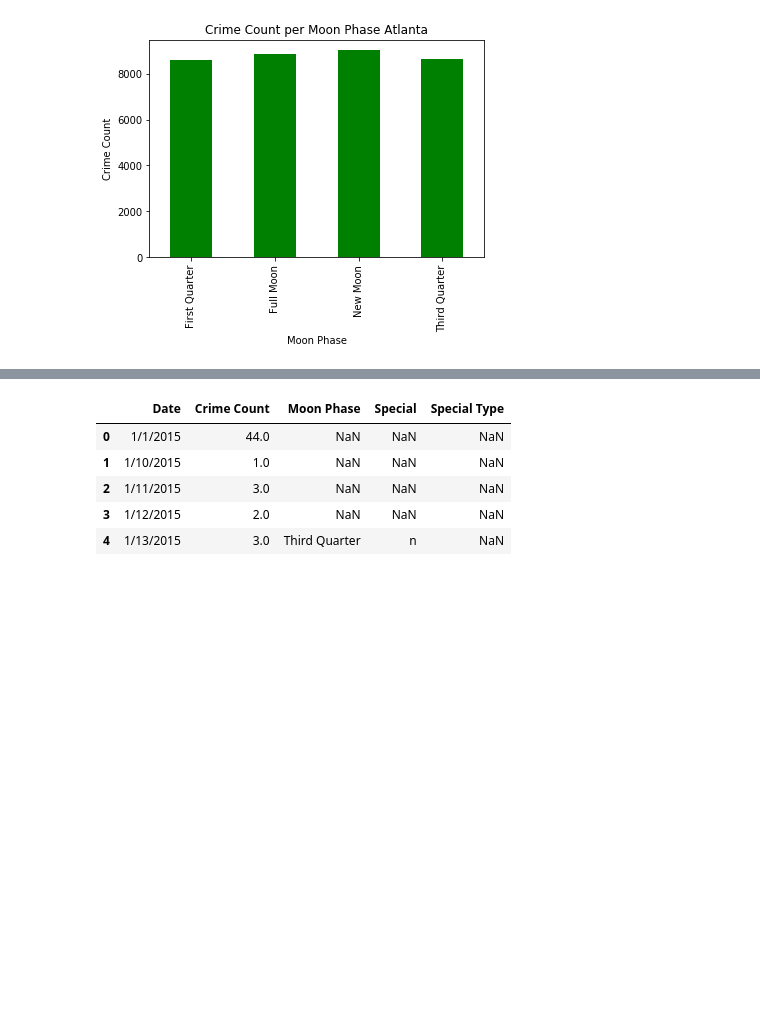
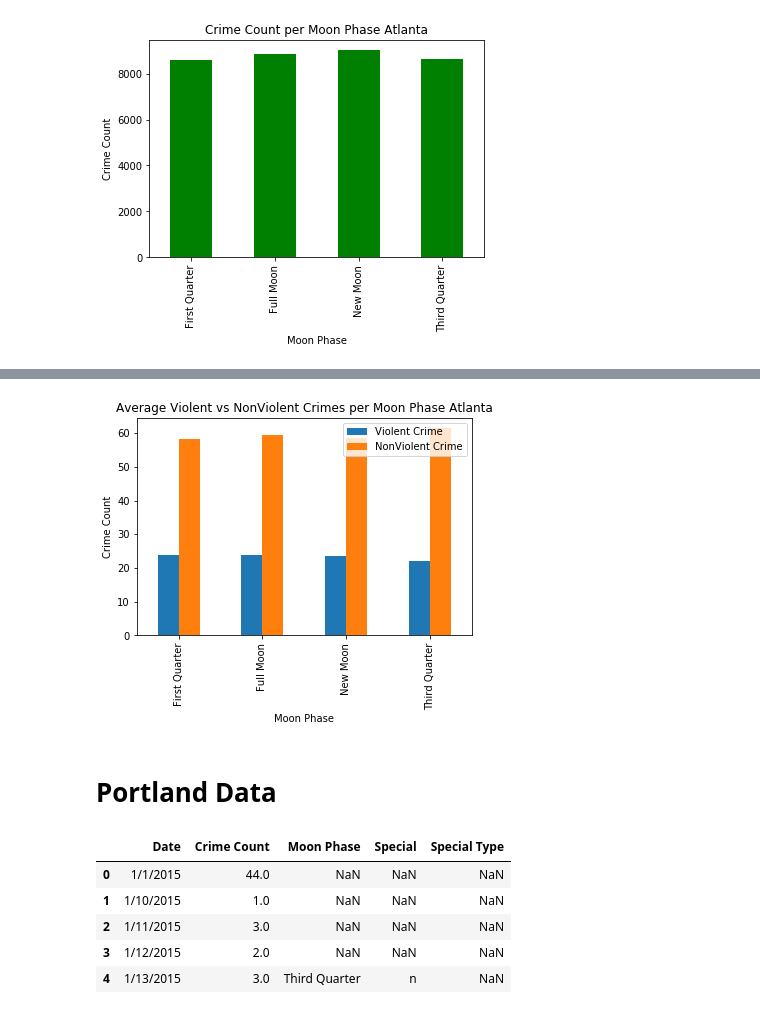
Before and after one commit to NHigs58/Project-1-, a Jupyter notebook: Graphs.ipynb, the cells around one changed output, grey strips where cells are left out. Cells and saved outputs as stored; diff of their text form; code cells hidden in the pictures; blank space fills up the shorter version.

Commit message:
Violent Vs NonViolent Graphs

```diff
--- a/Graphs.ipynb
+++ b/Graphs.ipynb
@@ -44,3 +46,9 @@ plt.ylabel('Crime Count')
 plt.savefig("BarAtl.png")
 # %% [output]
 [figure]
+# %%
+# Atlanta Violent vs Non-Violent Data
+csv_path = "Atlanta/AtlantaCrimeCate.csv"
+atl_violent_df = pd.read_csv(csv_path)
+violent_df = atl_violent_df.rename(columns={"Date of Crime": "Date"})
+violent_df.head()
@@ -46,0 +62,5 @@ plt.savefig("BarAtl.png")
+# %%
+# combine both of the csv files
+Atlanta_df = pd.merge(violent_df, atl_df, how="outer", on = "Date")
+
+Atlanta_df
@@ -46,0 +81,8 @@ plt.savefig("BarAtl.png")
+# %%
+violent = Atlanta_df.groupby(['Moon Phase'])['Violent Crime'].mean()
+NonViolent = Atlanta_df.groupby(['Moon Phase'])['NonViolent Crime'].mean()
+
+
+combined_df = pd.DataFrame({"Violent Crime " : violent,
+                           "NonViolent Crime" : NonViolent})
+combined_df
@@ -47,3 +96,16 @@ plt.savefig("BarAtl.png")
+# %%
+violent_moon_graph = combined_df.plot(kind="bar")
+
+plt.title('Average Violent vs NonViolent Crimes per Moon Phase Atlanta')
+plt.xlabel('Moon Phase')
+plt.ylabel('Crime Count')
+plt.legend(loc = "best")
+
+plt.savefig("ViolentVsNonViolentBarAtl.png")
+# %% [output]
+[figure, added]
+# %% [markdown]
+# Portland Data
 # %%
 # Portlabd Data
 csv_path = "Resources/pdxMoon.csv"
```
Also changed, not shown: parts of 16 cells of this notebook, 5 other files.
